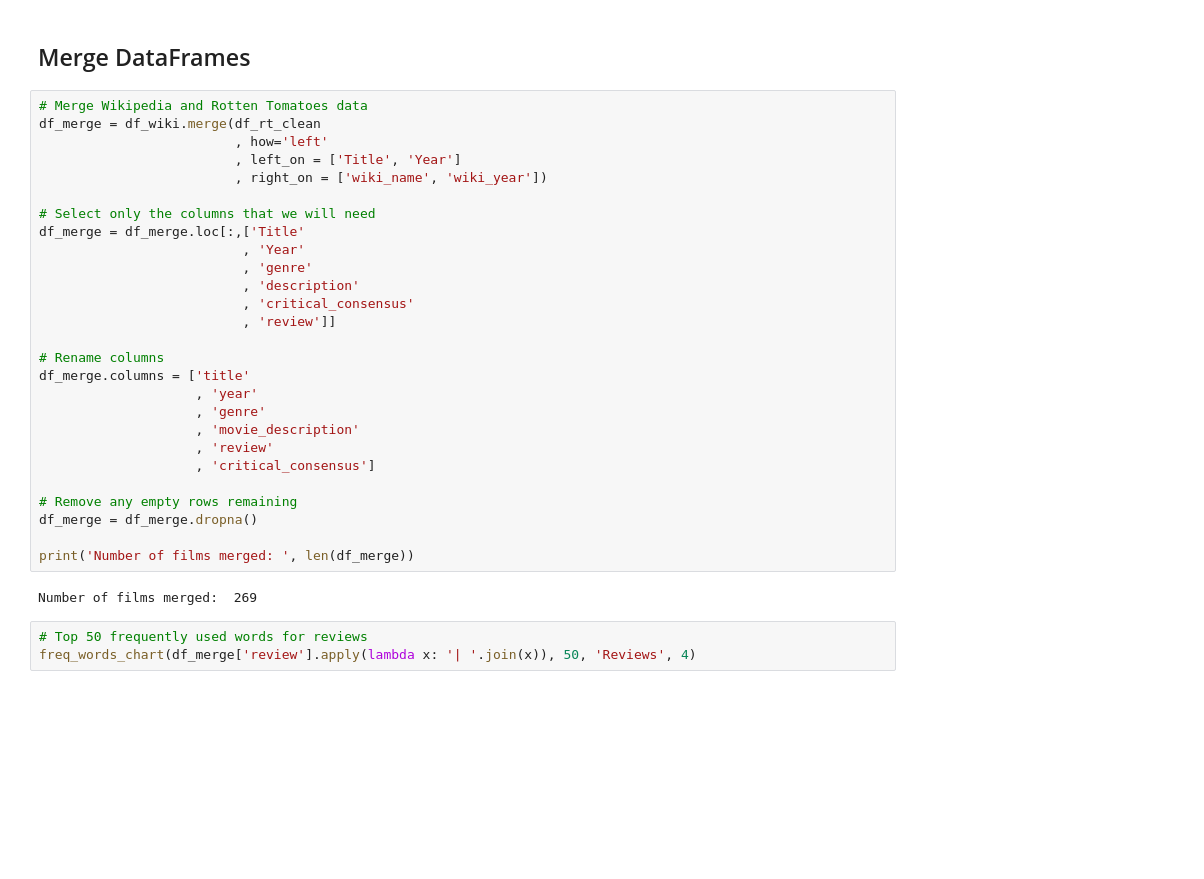
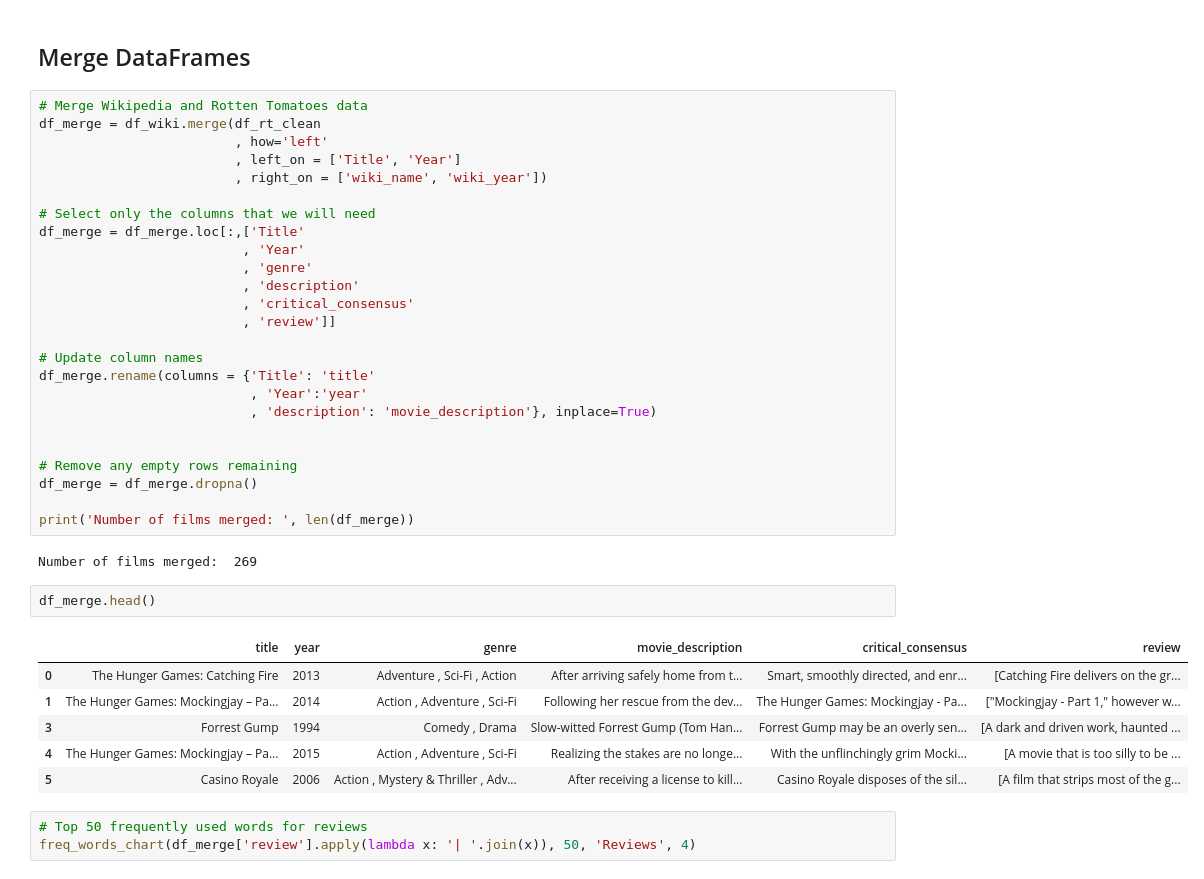
Before and after one commit to jamchap/MA5851, a Jupyter notebook: 2C Data Transformation & Initial EDA.ipynb, the cells around one changed output. Cells and saved outputs as stored; diff of their text form; blank space fills up the shorter version.

```diff
--- a/2 Data Transformation & Initial EDA.ipynb
+++ b/2C Data Transformation & Initial EDA.ipynb
@@ -85,35 +85,42 @@ df_rt_clean.head()
 | 1556 | ["Almost Christmas" is an often d... | Almost Christmas | 2016 | Almost Christmas - Movie Reviews | Comedy , Drama , Other | 2016 | 2017 | While far from the worst holiday ... | ... |
 # %% [markdown]
 ## Merge DataFrames
-# %%
-# Merge Wikipedia and Rotten Tomatoes data
-df_merge = df_wiki.merge(df_rt_clean
-                         , how='left'
-                         , left_on = ['Title', 'Year']
-                         , right_on = ['wiki_name', 'wiki_year'])
-
-# Select only the columns that we will need
-df_merge = df_merge.loc[:,['Title'
-                          , 'Year'
-                          , 'genre'
-                          , 'description'
-                          , 'critical_consensus'
-                          , 'review']]
-
-# Rename columns
-df_merge.columns = ['title'
-                    , 'year'
-                    , 'genre'
-                    , 'movie_description'
-                    , 'review'
-                    , 'critical_consensus']
-
-# Remove any empty rows remaining
-df_merge = df_merge.dropna()
-
-print('Number of films merged: ', len(df_merge))
-# %% [output]
-Number of films merged:  269
+# %%
+# Merge Wikipedia and Rotten Tomatoes data
+df_merge = df_wiki.merge(df_rt_clean
+                         , how='left'
+                         , left_on = ['Title', 'Year']
+                         , right_on = ['wiki_name', 'wiki_year'])
+
+# Select only the columns that we will need
+df_merge = df_merge.loc[:,['Title'
+                          , 'Year'
+                          , 'genre'
+                          , 'description'
+                          , 'critical_consensus'
+                          , 'review']]
+
+# Update column names
+df_merge.rename(columns = {'Title': 'title'
+                           , 'Year':'year'
+                           , 'description': 'movie_description'}, inplace=True)
+
+
+# Remove any empty rows remaining
+df_merge = df_merge.dropna()
+
+print('Number of films merged: ', len(df_merge))
+# %% [output]
+Number of films merged:  269
+# %%
+df_merge.head()
+# %% [output]
+|  | title | year | genre | movie_description | critical_consensus | review |
+| 0 | The Hunger Games: Catching Fire | 2013 | Adventure , Sci-Fi , Action | After arriving safely home from t... | Smart, smoothly directed, and enr... | [Catching Fire delivers on the gr... |
+| 1 | The Hunger Games: Mockingjay – Pa... | 2014 | Action , Adventure , Sci-Fi | Following her rescue from the dev... | The Hunger Games: Mockingjay - Pa... | ["Mockingjay - Part 1," however w... |
+| 3 | Forrest Gump | 1994 | Comedy , Drama | Slow-witted Forrest Gump (Tom Han... | Forrest Gump may be an overly sen... | [A dark and driven work, haunted ... |
+| 4 | The Hunger Games: Mockingjay – Pa... | 2015 | Action , Adventure , Sci-Fi | Realizing the stakes are no longe... | With the unflinchingly grim Mocki... | [A movie that is too silly to be ... |
+| 5 | Casino Royale | 2006 | Action , Mystery & Thriller , Adv... | After receiving a license to kill... | Casino Royale disposes of the sil... | [A film that strips most of the g... |
 # %%
 # Top 50 frequently used words for reviews
 freq_words_chart(df_merge['review'].apply(lambda x: '| '.join(x)), 50, 'Reviews', 4)
```
Also changed, not shown: 16 other files.
